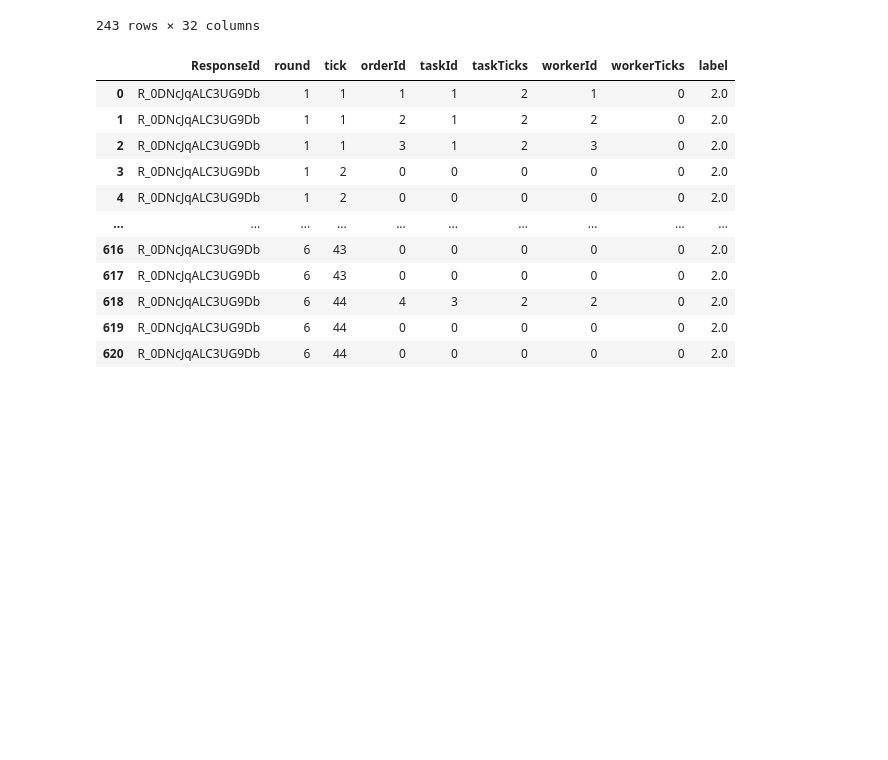
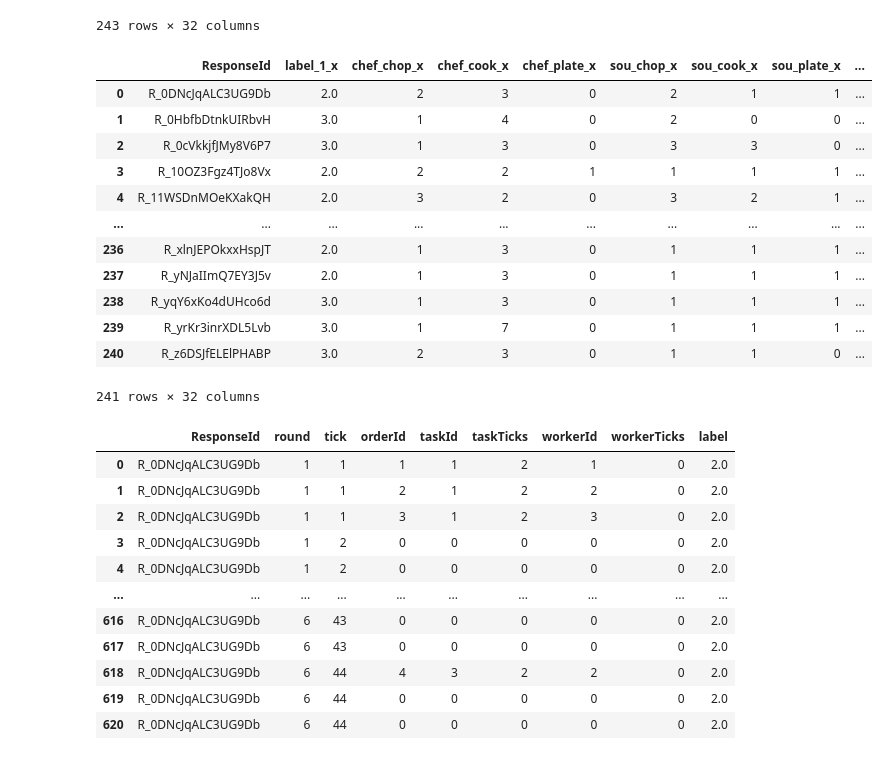
Before and after one commit to Thunderbeee/hai-cooking, a Jupyter notebook: modeling/round-scale-modeling.ipynb, the cells around one changed output. Saved outputs shown, nothing was run; the diff lists cells and outputs as text; code cells hidden in the pictures; blank space fills up the shorter version.

```diff
--- a/modeling/round-scale-modeling.ipynb
+++ b/modeling/round-scale-modeling.ipynb
@@ -221,6 +234,22 @@ dat_t1
 | 241 | R_ym9gyf6T2XORxAt | 3.0 | 2 | 2 | 0 | 1 | 1 | 0 | ... |
 | 242 | R_zZQIbE0LFD13yRX | 3.0 | 1 | 4 | 1 | 1 | 0 | 3 | ... |
 243 rows × 32 columns
+# %%
+dat
+# %% [output]
+|  | ResponseId | label_1_x | chef_chop_x | chef_cook_x | chef_plate_x | sou_chop_x | sou_cook_x | sou_plate_x | ... |
+| 0 | R_0DNcJqALC3UG9Db | 2.0 | 2 | 3 | 0 | 2 | 1 | 1 | ... |
+| 1 | R_0HbfbDtnkUIRbvH | 3.0 | 1 | 4 | 0 | 2 | 0 | 0 | ... |
+| 2 | R_0cVkkjfJMy8V6P7 | 3.0 | 1 | 3 | 0 | 3 | 3 | 0 | ... |
+| 3 | R_10OZ3Fgz4TJo8Vx | 2.0 | 2 | 2 | 1 | 1 | 1 | 1 | ... |
+| 4 | R_11WSDnMOeKXakQH | 2.0 | 3 | 2 | 0 | 3 | 2 | 1 | ... |
+| ... | ... | ... | ... | ... | ... | ... | ... | ... | ... |
+| 236 | R_xlnJEPOkxxHspJT | 2.0 | 1 | 3 | 0 | 1 | 1 | 1 | ... |
+| 237 | R_yNJaIImQ7EY3J5v | 2.0 | 1 | 3 | 0 | 1 | 1 | 1 | ... |
+| 238 | R_yqY6xKo4dUHco6d | 3.0 | 1 | 3 | 0 | 1 | 1 | 1 | ... |
+| 239 | R_yrKr3inrXDL5Lvb | 3.0 | 1 | 7 | 0 | 1 | 1 | 1 | ... |
+| 240 | R_z6DSJfELElPHABP | 3.0 | 2 | 3 | 0 | 1 | 1 | 0 | ... |
+241 rows × 32 columns
 # %%
 df[df["ResponseId"] == "R_0DNcJqALC3UG9Db"]
 # %% [output]
```
Also changed, not shown: parts of 9 cells of this notebook, 6 other files.
